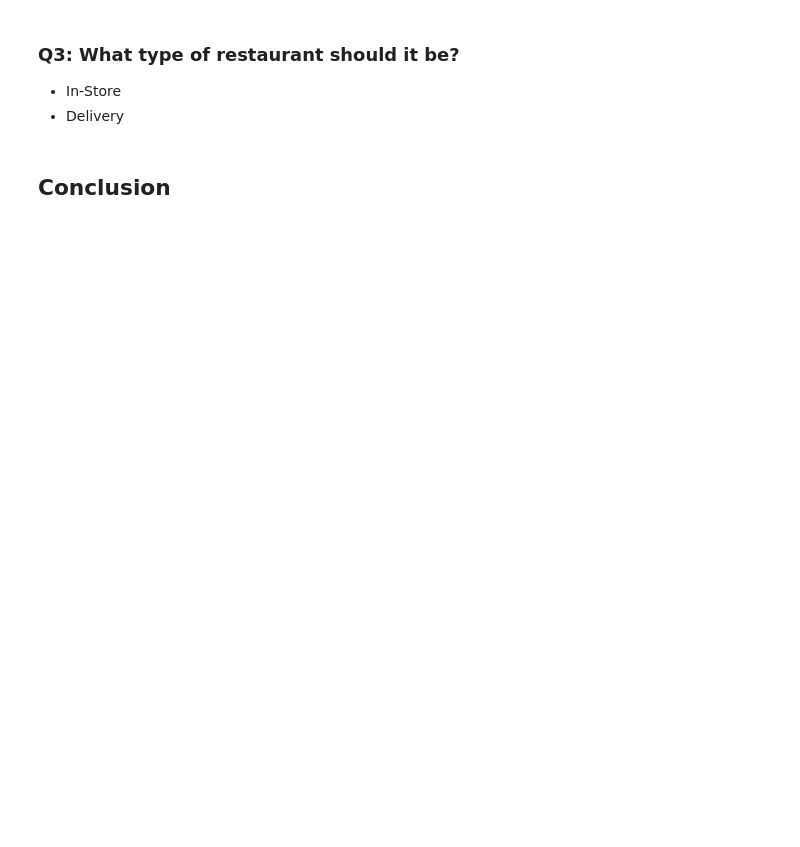
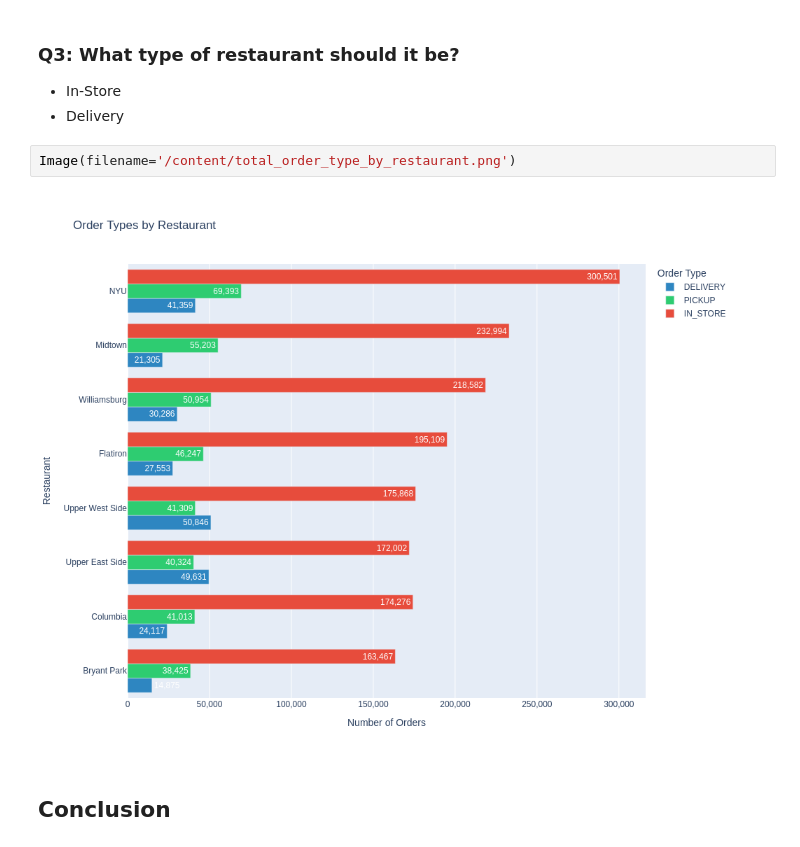
Before and after one commit to renan-peres/mfin-python-restaurant-data-analysis, a Jupyter notebook: restaurant-data-analysis.ipynb, the cells around one changed output. Cells and saved outputs as stored; diff of their text form; blank space fills up the shorter version.

```diff
--- a/restaurant-data-analysis.ipynb
+++ b/restaurant-data-analysis.ipynb
@@ -1099,5 +1667,9 @@ Image(filename='/content/total_items_sold.png')
 ### **Q3: What type of restaurant should it be?**
 - In-Store
 - Delivery
+# %%
+Image(filename='/content/total_order_type_by_restaurant.png')
+# %% [output]
+[figure, added]
 # %% [markdown]
 ## Conclusion
```
Also changed, not shown: parts of 53 cells of this notebook.
